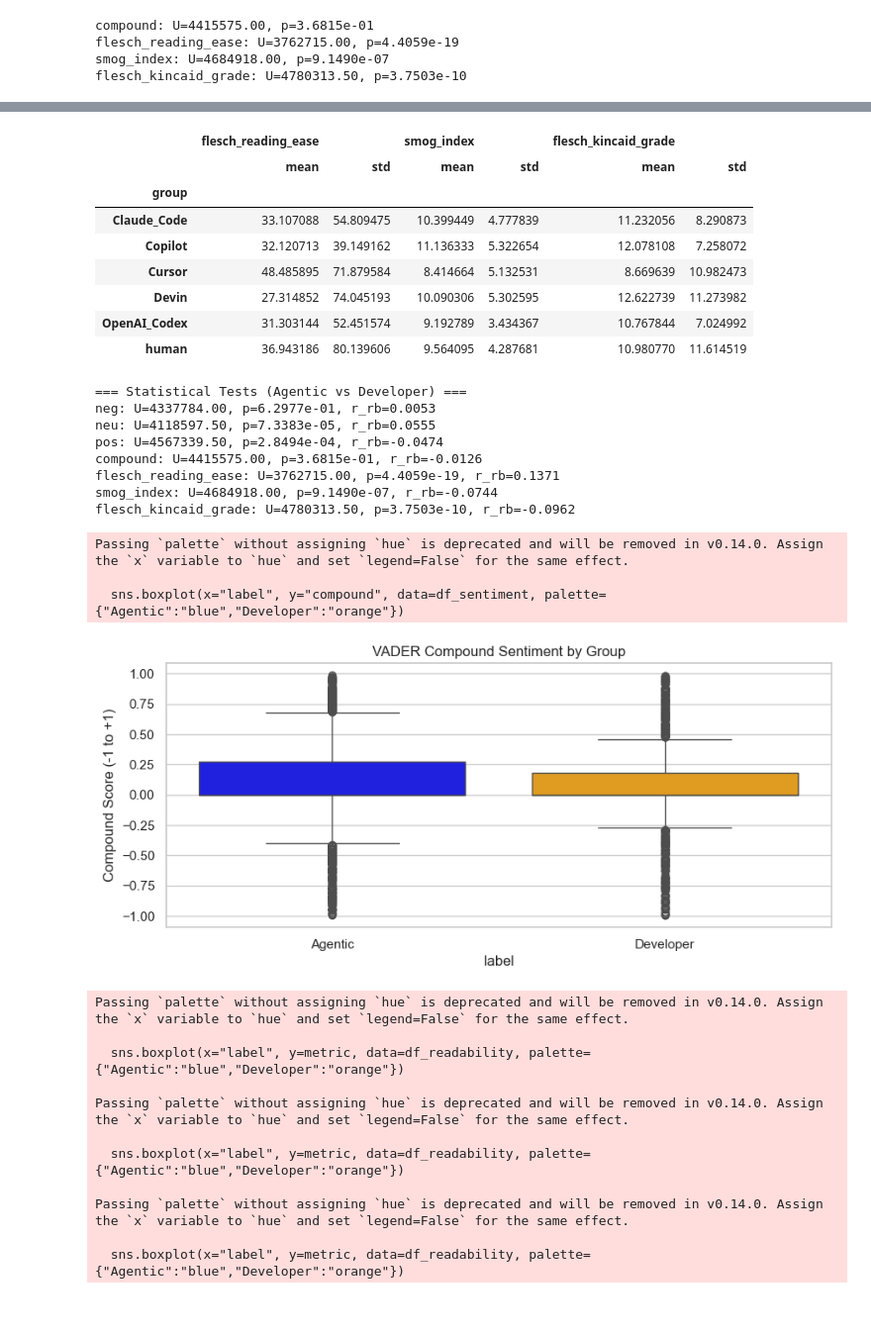
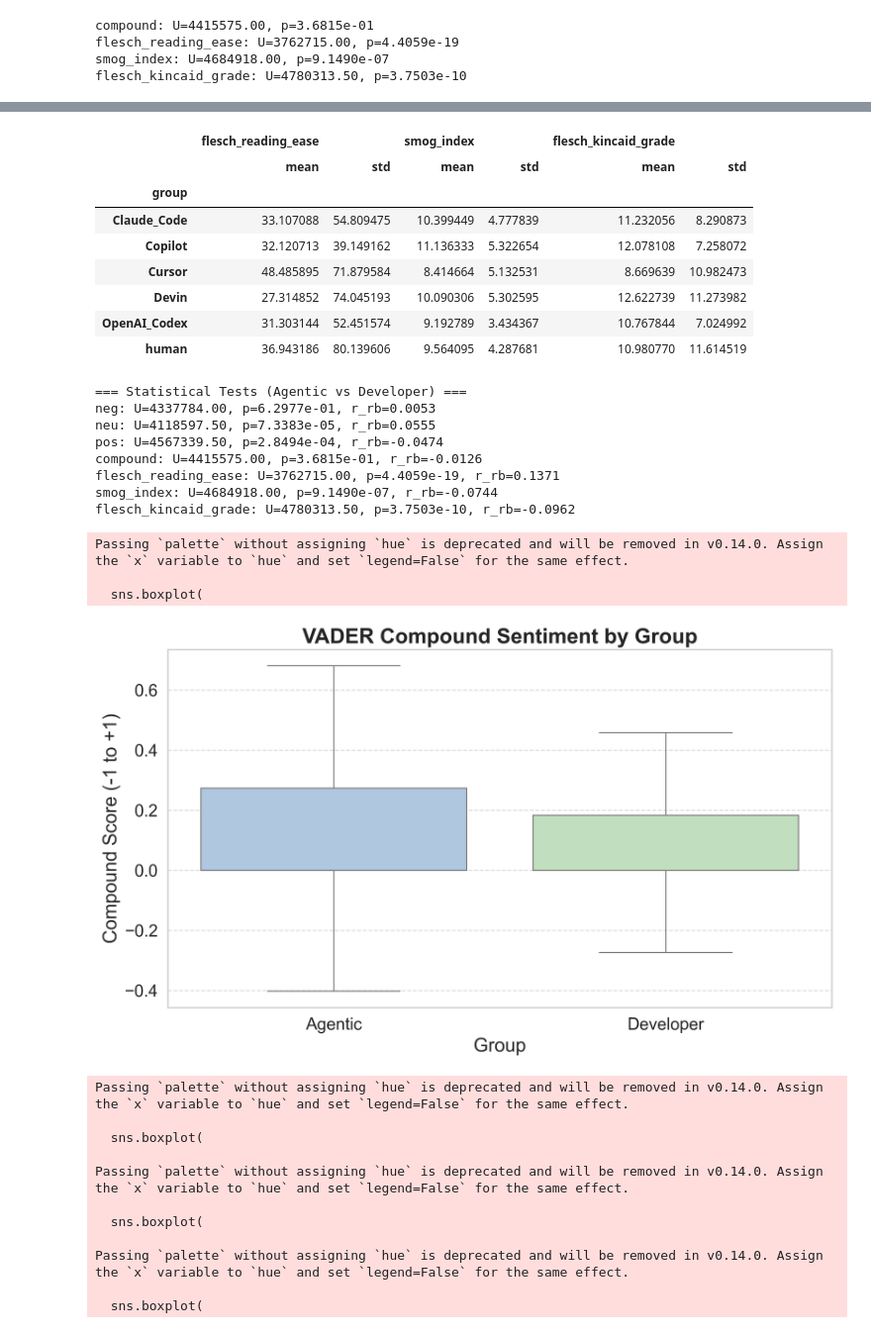
Before and after one commit to LukasOttenhof/On-the-Naturalness-of-Agent-Generated-Documentation, a Jupyter notebook: analysis/rq5/a.ipynb, the cells around one changed output, grey strips where cells are left out. Shown at 99% size. Drawn from its saved outputs; the diff is of its cells as text; code cells hidden in the pictures.

Commit message:
update figures

```diff
--- a/analysis/rq5/a.ipynb
+++ b/analysis/rq5/a.ipynb
@@ -228,61 +228,80 @@ for metric in sentiment_metrics + readability_metrics:
     print(f"{metric}: U={stat:.2f}, p={p:.4e}, r_rb={rbc:.4f}")
 
 # Plot sentiment compound
-plt.figure(figsize=(10,4))
-sns.boxplot(x="label", y="compound", data=df_sentiment, palette={"Agentic":"blue","Developer":"orange"})
-plt.title("VADER Compound Sentiment by Group")
-plt.ylabel("Compound Score (-1 to +1)")
+fig, ax = plt.subplots(figsize=(10, 6), dpi=300)
+sns.boxplot(
+    x="label", y="compound", data=df_sentiment,
+    showfliers=False,
+    palette={"Agentic": "#A7C7E7", "Developer": "#BDE5B8"},
+    ax=ax
+)
+ax.set_title("VADER Compound Sentiment by Group", fontsize=20, fontweight="bold")
+ax.set_ylabel("Compound Score (-1 to +1)", fontsize=18)
+ax.set_xlabel("Group", fontsize=18)
+ax.tick_params(axis="x", labelsize=16)
+ax.tick_params(axis="y", labelsize=16)
+ax.grid(axis="y", linestyle="--", alpha=0.7)
+plt.tight_layout()
 plt.show()
 
 # Plot readability metrics
-plt.figure(figsize=(15,5))
+fig, axes = plt.subplots(1, 3, figsize=(15, 6), dpi=300)
 for i, metric in enumerate(readability_metrics):
-    plt.subplot(1,3,i+1)
-    sns.boxplot(x="label", y=metric, data=df_readability, palette={"Agentic":"blue","Developer":"orange"})
-    plt.title(metric.replace("_"," ").title())
+    sns.boxplot(
+        x="label", y=metric, data=df_readability,
+        showfliers=False,
+        palette={"Agentic": "#A7C7E7", "Developer": "#BDE5B8"},
+        ax=axes[i]
+    )
+    axes[i].set_title(metric.replace("_", " ").title(), fontsize=20, fontweight="bold")
+    axes[i].set_ylabel(metric.replace("_", " ").title(), fontsize=18)
+    axes[i].set_xlabel("Group", fontsize=18)
+    axes[i].tick_params(axis="x", labelsize=16)
+    axes[i].tick_params(axis="y", labelsize=16)
+    axes[i].grid(axis="y", linestyle="--", alpha=0.7)
 plt.tight_layout()
 plt.show()
 # %% [output]
 === Sentiment Summary ===
 |  | neg |  | neu |  | pos |  | compound |  |
 |  | mean | std | mean | std | mean | std | mean | std |
 | group |  |  |  |  |  |  |  |  |
 | Claude_Code | 0.053906 | 0.114325 | 0.863691 | 0.169141 | 0.082400 | 0.131376 | 0.053005 | 0.357780 |
 | Copilot | 0.034414 | 0.092464 | 0.883218 | 0.162293 | 0.082366 | 0.136473 | 0.107251 | 0.322078 |
 | Cursor | 0.025198 | 0.087376 | 0.914980 | 0.153831 | 0.059820 | 0.128670 | 0.070372 | 0.251323 |
 | Devin | 0.029639 | 0.088022 | 0.910408 | 0.142636 | 0.059947 | 0.114887 | 0.083555 | 0.284740 |
 | OpenAI_Codex | 0.034135 | 0.085328 | 0.917966 | 0.133531 | 0.047899 | 0.114599 | 0.015366 | 0.213088 |
 | human | 0.034602 | 0.100938 | 0.910557 | 0.143454 | 0.054839 | 0.107282 | 0.058604 | 0.322972 |
 === Readability Summary ===
 |  | flesch_reading_ease |  | smog_index |  | flesch_kincaid_grade |  |
 |  | mean | std | mean | std | mean | std |
 | group |  |  |  |  |  |  |
 | Claude_Code | 33.107088 | 54.809475 | 10.399449 | 4.777839 | 11.232056 | 8.290873 |
 | Copilot | 32.120713 | 39.149162 | 11.136333 | 5.322654 | 12.078108 | 7.258072 |
 | Cursor | 48.485895 | 71.879584 | 8.414664 | 5.132531 | 8.669639 | 10.982473 |
 | Devin | 27.314852 | 74.045193 | 10.090306 | 5.302595 | 12.622739 | 11.273982 |
 | OpenAI_Codex | 31.303144 | 52.451574 | 9.192789 | 3.434367 | 10.767844 | 7.024992 |
 | human | 36.943186 | 80.139606 | 9.564095 | 4.287681 | 10.980770 | 11.614519 |
 === Statistical Tests (Agentic vs Developer) ===
 neg: U=4337784.00, p=6.2977e-01, r_rb=0.0053
 neu: U=4118597.50, p=7.3383e-05, r_rb=0.0555
 pos: U=4567339.50, p=2.8494e-04, r_rb=-0.0474
 compound: U=4415575.00, p=3.6815e-01, r_rb=-0.0126
 flesch_reading_ease: U=3762715.00, p=4.4059e-19, r_rb=0.1371
 smog_index: U=4684918.00, p=9.1490e-07, r_rb=-0.0744
 flesch_kincaid_grade: U=4780313.50, p=3.7503e-10, r_rb=-0.0962
 Passing `palette` without assigning `hue` is deprecated and will be removed in v0.14.0. Assign the `x` variable to `hue` and set `legend=False` for the same effect.
 
-  sns.boxplot(x="label", y="compound", data=df_sentiment, palette={"Agentic":"blue","Developer":"orange"})
+  sns.boxplot(
-[figure, old version]
+[figure, new version]
 Passing `palette` without assigning `hue` is deprecated and will be removed in v0.14.0. Assign the `x` variable to `hue` and set `legend=False` for the same effect.
 
-  sns.boxplot(x="label", y=metric, data=df_readability, palette={"Agentic":"blue","Developer":"orange"})
+  sns.boxplot(
 
 Passing `palette` without assigning `hue` is deprecated and will be removed in v0.14.0. Assign the `x` variable to `hue` and set `legend=False` for the same effect.
 
-  sns.boxplot(x="label", y=metric, data=df_readability, palette={"Agentic":"blue","Developer":"orange"})
+  sns.boxplot(
 
 Passing `palette` without assigning `hue` is deprecated and will be removed in v0.14.0. Assign the `x` variable to `hue` and set `legend=False` for the same effect.
 
-  sns.boxplot(x="label", y=metric, data=df_readability, palette={"Agentic":"blue","Developer":"orange"})
+  sns.boxplot(
```
Also changed, not shown: parts of 1 cell of this notebook, 2 other files.
